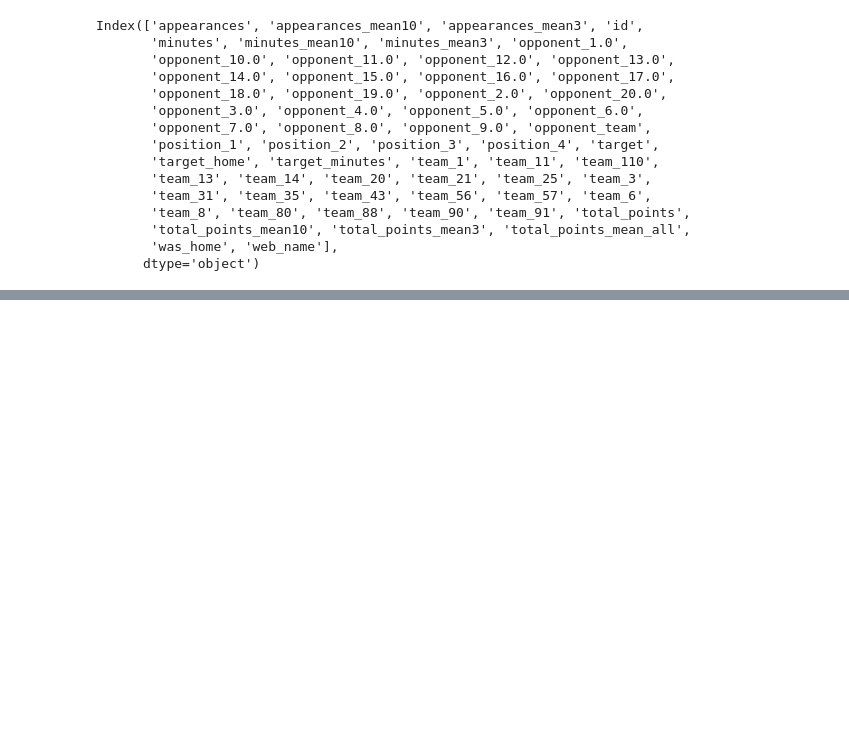
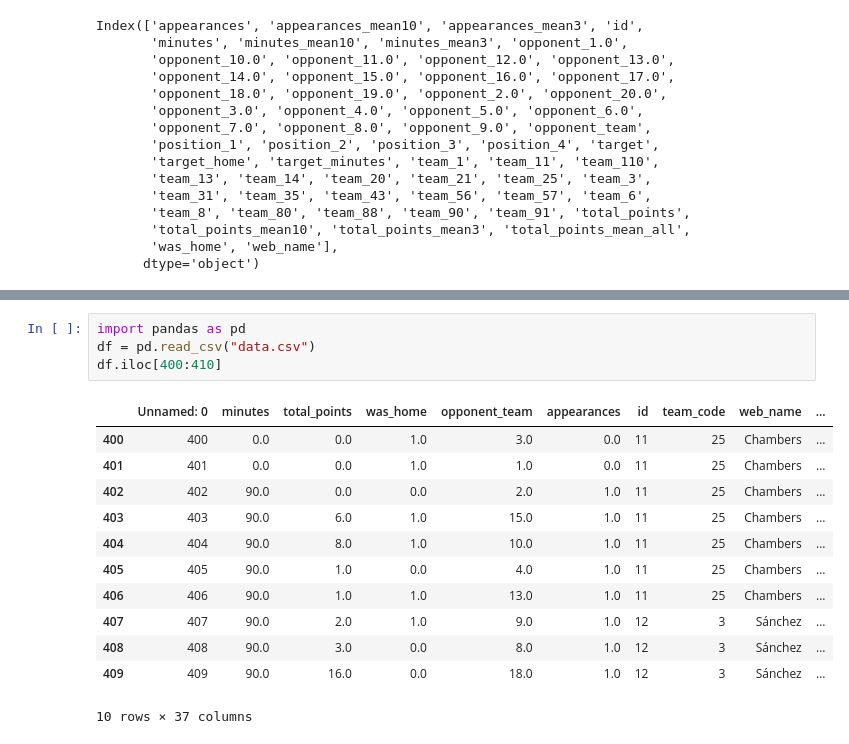
Before and after one commit to joconnor-ml/fantasy-football-app, a Jupyter notebook: airflow/dags/Untitled.ipynb, the cells around one changed output, grey strips where cells are left out. Drawn from its saved outputs; the diff is of its cells as text; blank space fills up the shorter version.

```diff
--- a/airflow/dags/Untitled.ipynb
+++ b/airflow/dags/Untitled.ipynb
@@ -151,0 +214,17 @@ UnicodeDecodeError: 'utf-8' codec can't decode byte 0x80 in position 0: invalid
+# %%
+import pandas as pd
+df = pd.read_csv("data.csv")
+df.iloc[400:410]
+# %% [output]
+|  | Unnamed: 0 | minutes | total_points | was_home | opponent_team | appearances | id | team_code | web_name | ... |
+| 400 | 400 | 0.0 | 0.0 | 1.0 | 3.0 | 0.0 | 11 | 25 | Chambers | ... |
+| 401 | 401 | 0.0 | 0.0 | 1.0 | 1.0 | 0.0 | 11 | 25 | Chambers | ... |
+| 402 | 402 | 90.0 | 0.0 | 0.0 | 2.0 | 1.0 | 11 | 25 | Chambers | ... |
+| 403 | 403 | 90.0 | 6.0 | 1.0 | 15.0 | 1.0 | 11 | 25 | Chambers | ... |
+| 404 | 404 | 90.0 | 8.0 | 1.0 | 10.0 | 1.0 | 11 | 25 | Chambers | ... |
+| 405 | 405 | 90.0 | 1.0 | 0.0 | 4.0 | 1.0 | 11 | 25 | Chambers | ... |
+| 406 | 406 | 90.0 | 1.0 | 1.0 | 13.0 | 1.0 | 11 | 25 | Chambers | ... |
+| 407 | 407 | 90.0 | 2.0 | 1.0 | 9.0 | 1.0 | 12 | 3 | Sánchez | ... |
+| 408 | 408 | 90.0 | 3.0 | 0.0 | 8.0 | 1.0 | 12 | 3 | Sánchez | ... |
+| 409 | 409 | 90.0 | 16.0 | 0.0 | 18.0 | 1.0 | 12 | 3 | Sánchez | ... |
+10 rows × 37 columns
```
Also changed, not shown: parts of 3 cells of this notebook, 15 other files.
